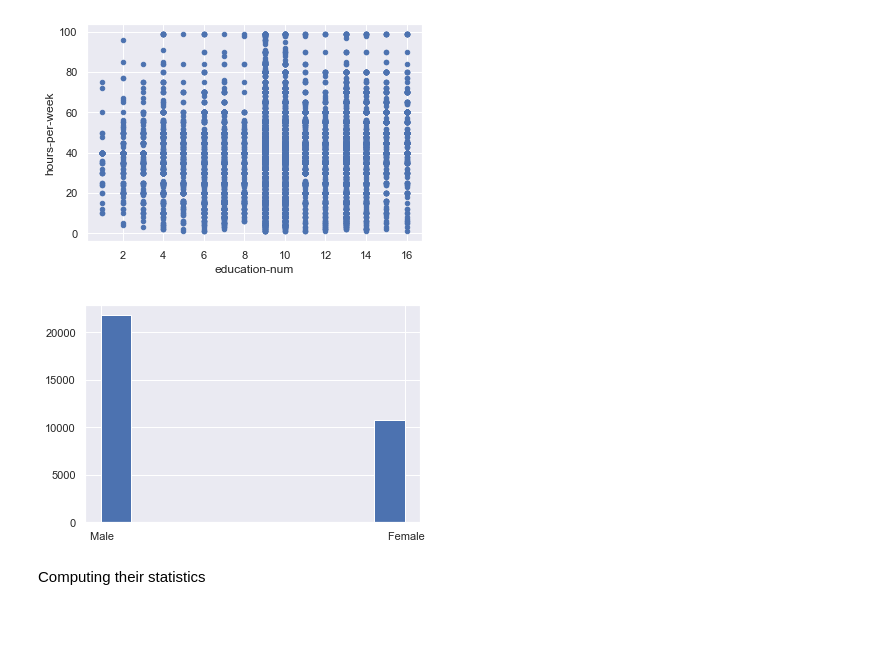
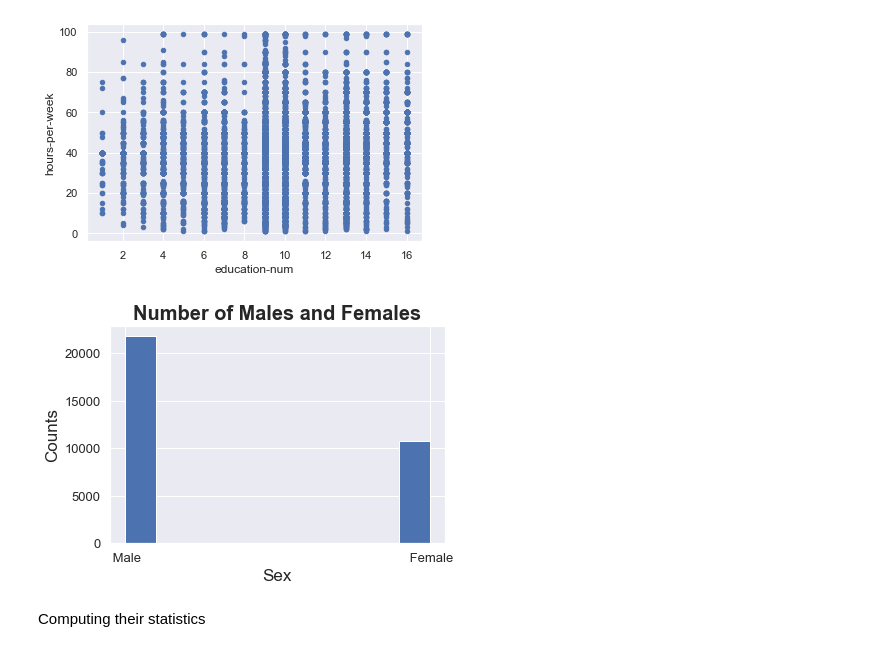
Before and after one commit to kingsolomonotooK7/Investigate_a_Dataset, a Jupyter notebook: Investigate_a_Dataset.ipynb, the cells around one changed output. Saved outputs shown, nothing was run; the diff lists cells and outputs as text; code cells hidden in the pictures; blank space fills up the shorter version.

Commit message:
feat: calling plot_styles function for the chart labels

```diff
--- a/Investigate_a_Dataset.ipynb
+++ b/Investigate_a_Dataset.ipynb
@@ -172,8 +172,10 @@ data.plot(x="education-num", y="hours-per-week", kind="scatter");
 # %%
 # visualizing the number of Males and that of the females
 plt.hist(data.sex)
+# calling the function (plot_type)
+plot_styles("Number of Males and Females", "Counts", "Sex")
 # %% [output]
-[figure, old version]
+[figure, new version]
 # %% [markdown]
 Computing their statistics
 # %%
```
Also changed, not shown: parts of 7 cells of this notebook.
